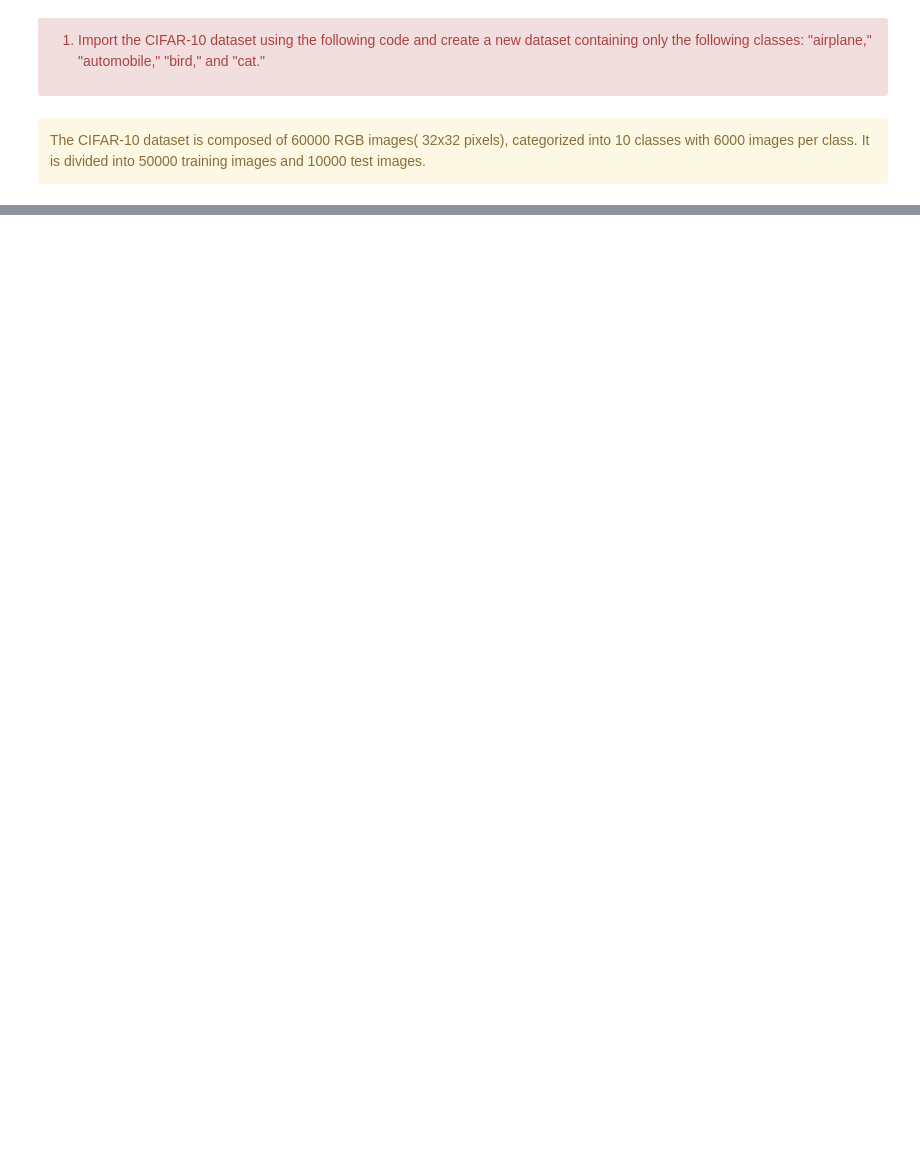
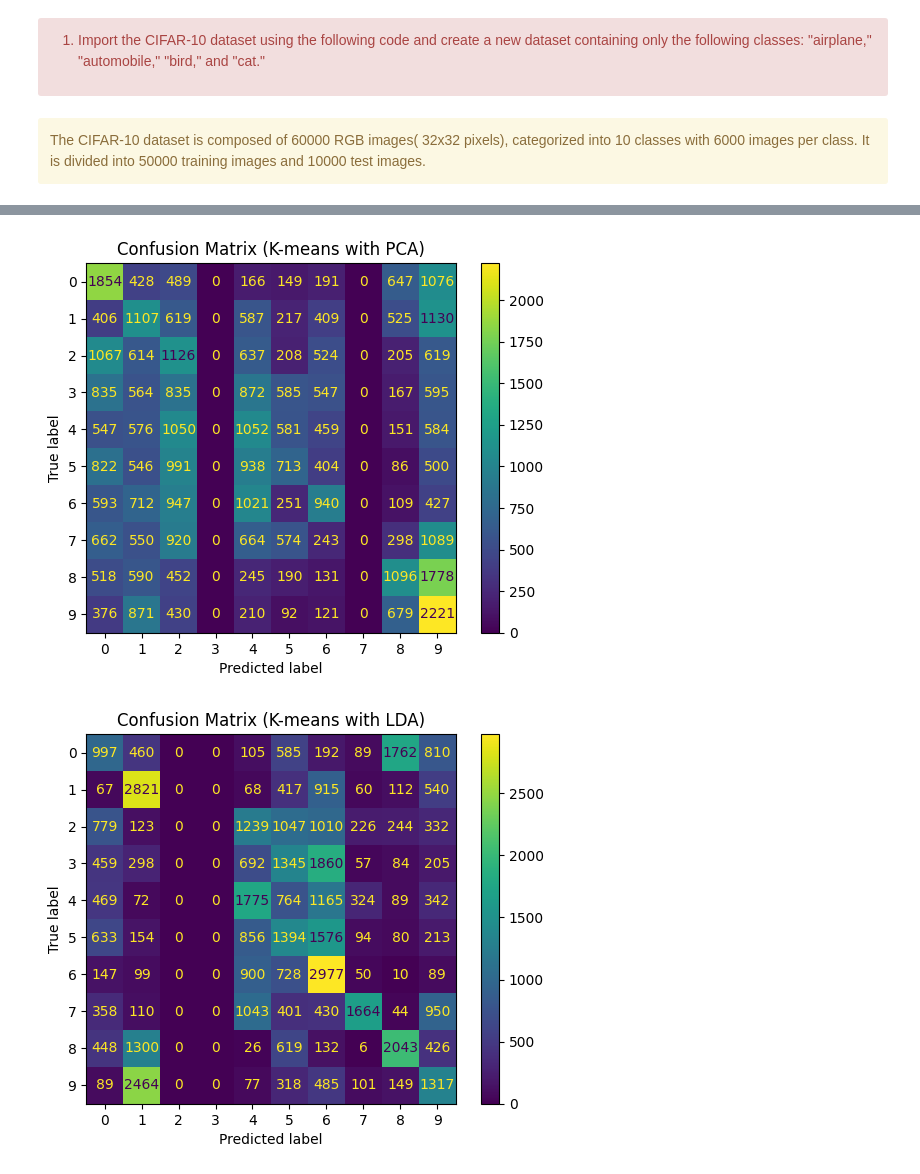
Before and after one commit to MohamedAmine2004-commits/ML_Labs, a Jupyter notebook: TP5.ipynb, the cells around one changed output, grey strips where cells are left out. Drawn from its saved outputs; the diff is of its cells as text; code cells hidden in the pictures; blank space fills up the shorter version.

```diff
--- a/TP5.ipynb
+++ b/TP5.ipynb
@@ -45,0 +79,9 @@ Exception: URL fetch failure on https://www.cs.toronto.edu/~kriz/cifar-10-python
+# %%
+from sklearn.discriminant_analysis import LinearDiscriminantAnalysis as LDA
+lda = LDA(n_components=3)
+X_train_lda = lda.fit_transform(trainX_flattened,trainy)
+# %%
+from sklearn.cluster import KMeans
+
+kmeans_lda = KMeans(n_clusters=10, random_state=42)
+kmeans_lda_labels = kmeans_lda.fit_predict(X_train_lda)
@@ -45,0 +103,29 @@ Exception: URL fetch failure on https://www.cs.toronto.edu/~kriz/cifar-10-python
+# %%
+# Map predicted clusters to actual labels
+from scipy.stats import mode
+
+def map_clusters_to_labels(clusters, true_labels):
+    mapping = {}
+    for cluster in np.unique(clusters):
+        mask = clusters == cluster
+        # Use bincount to find the most frequent label
+        label = np.bincount(true_labels[mask]).argmax()
+        mapping[cluster] = label
+    return np.array([mapping[cluster] for cluster in clusters])
+# %%
+from sklearn.metrics import ConfusionMatrixDisplay
+import matplotlib.pyplot as plt
+
+mapped_labels_pca = map_clusters_to_labels(kmeans_pca_labels, trainy.ravel())
+mapped_labels_lda = map_clusters_to_labels(kmeans_lda_labels, trainy.ravel())
+
+ConfusionMatrixDisplay.from_predictions(trainy.ravel(), mapped_labels_pca)
+plt.title("Confusion Matrix (K-means with PCA)")
+plt.show()
+
+ConfusionMatrixDisplay.from_predictions(trainy.ravel(), mapped_labels_lda)
+plt.title("Confusion Matrix (K-means with LDA)")
+plt.show()
+# %% [output]
+[figure, added]
+[figure, added]
```
Also changed, not shown: parts of 14 cells of this notebook, 4 other files.
